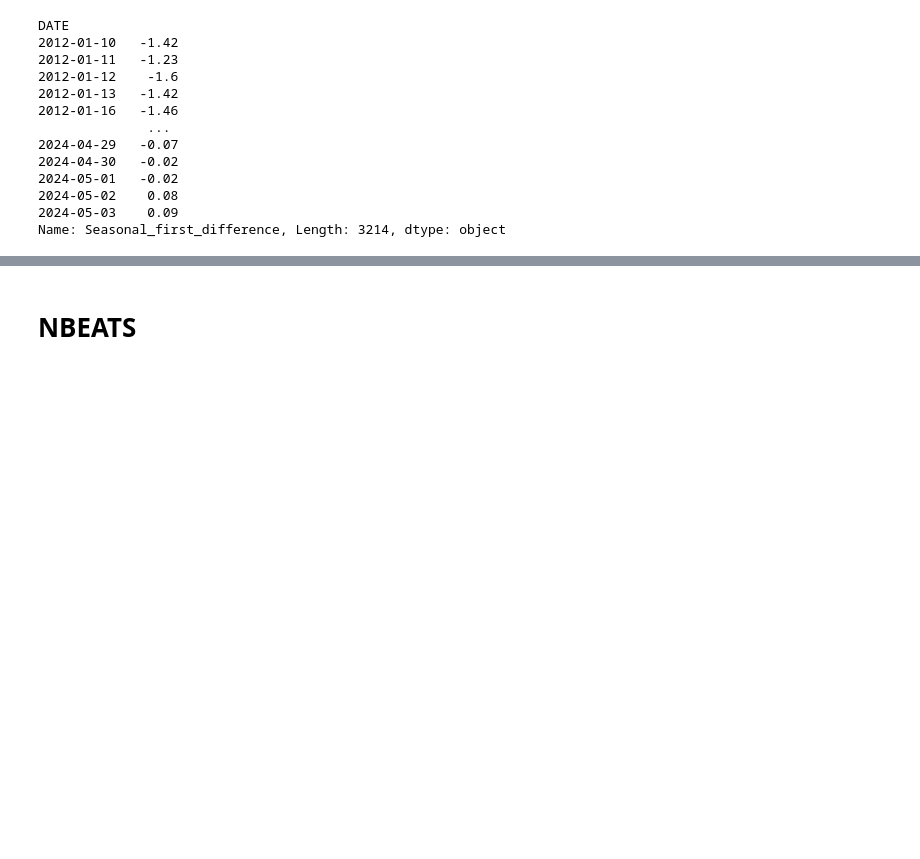
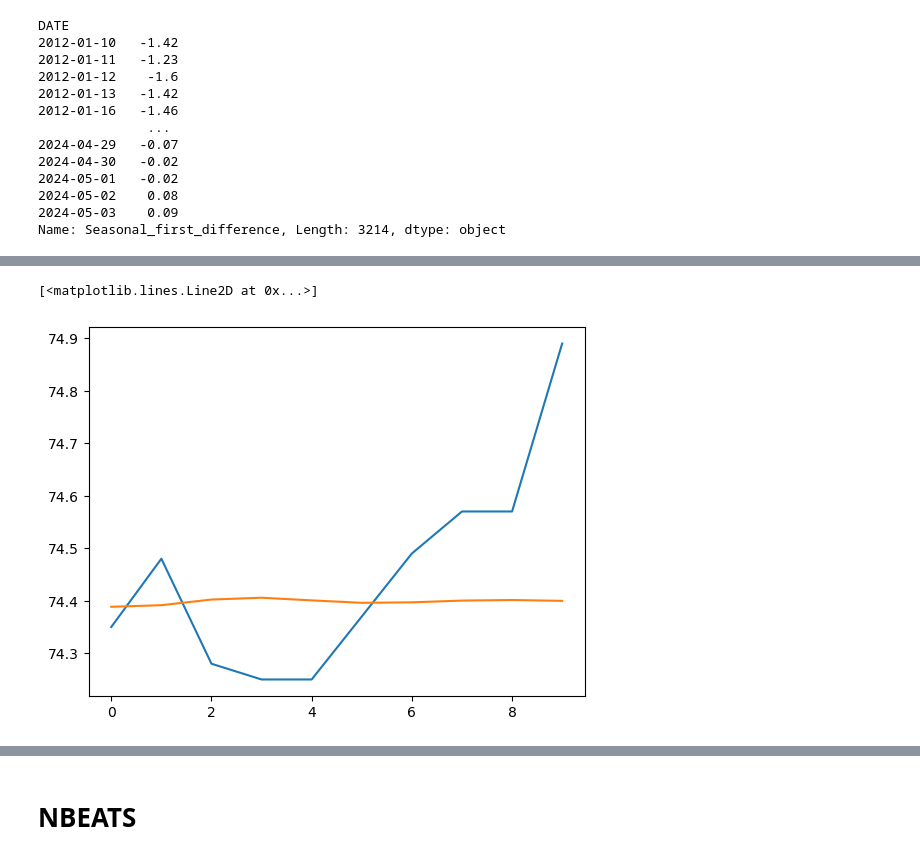
Before and after one commit to psycoplankton/Rupee-vs-Dollar-Time-Series-Forecasting, a Jupyter notebook: Time_Series_prediction_with_LSTM_N_BEATS_and_Autoformer_.ipynb, the cells around one changed output, grey strips where cells are left out. Saved outputs shown, nothing was run; the diff lists cells and outputs as text; code cells hidden in the pictures; blank space fills up the shorter version.

```diff
--- a/Time_Series_prediction_with_LSTM_N_BEATS_and_Autoformer_.ipynb
+++ b/Time_Series_prediction_with_LSTM_N_BEATS_and_Autoformer_.ipynb
@@ -817,0 +809,6 @@ plt.show()
+# %%
+plt.plot(np.array(test_data, dtype=np.float64)[:10])
+plt.plot(forecast[:10])
+# %% [output]
+[<matplotlib.lines.Line2D at 0x...>]
+[figure, added]
```
Also changed, not shown: parts of 22 cells of this notebook.
